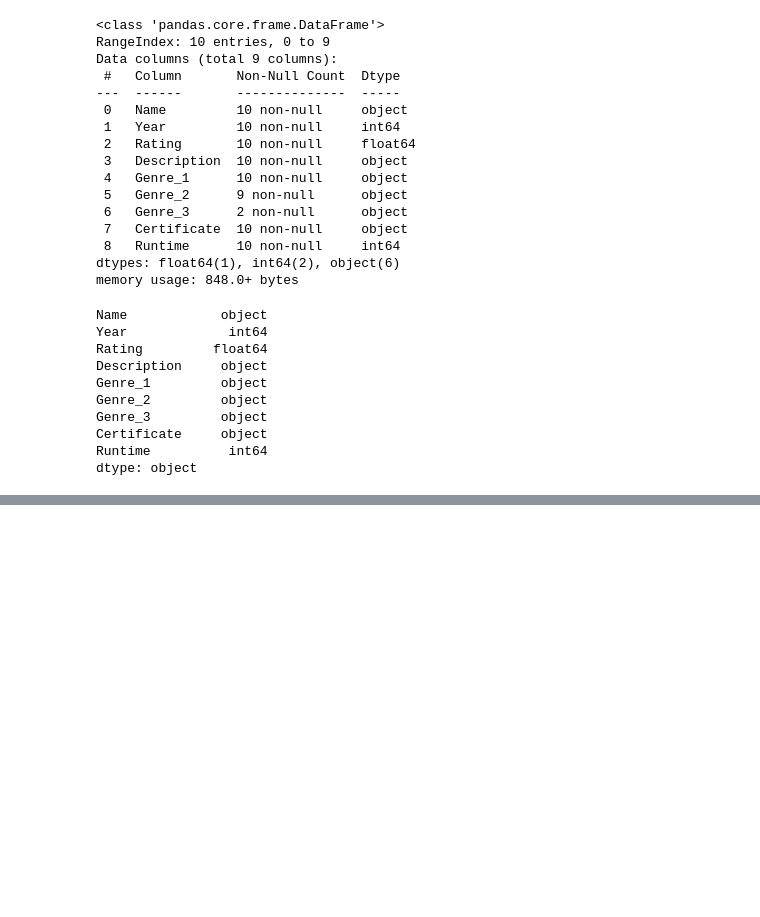
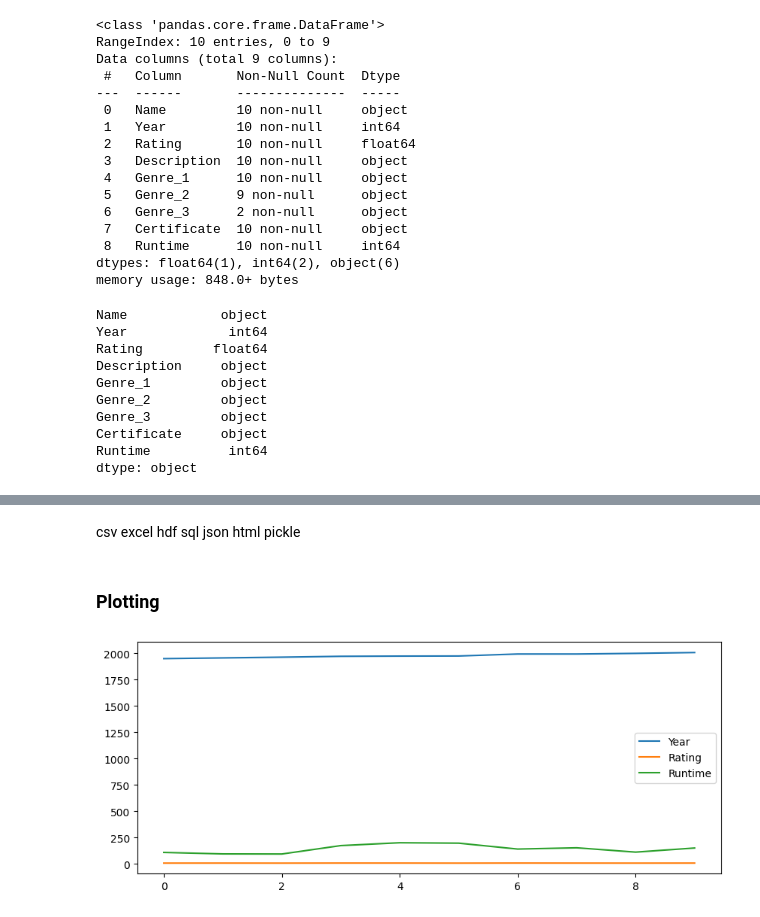
Before and after one commit to MukundWaghmare27/PG-DHPCAP, a Jupyter notebook: Anytics & Statistics Using Python/numpyLab/Day2.ipynb, the cells around one changed output, grey strips where cells are left out. Drawn from its saved outputs; the diff is of its cells as text; code cells hidden in the pictures; blank space fills up the shorter version.

```diff
--- a/Anytics & Statistics Using Python/numpyLab/Day2.ipynb
+++ b/Anytics & Statistics Using Python/numpyLab/Day2.ipynb
@@ -450,0 +566,14 @@ dtype: object
+# %% [markdown]
+csv
+excel
+hdf
+sql
+json
+html
+pickle
+# %% [markdown]
+### Plotting
+# %%
+ax = data_df.plot(figsize=(10,4))
+# %% [output]
+[figure, added]
```
Also changed, not shown: parts of 25 cells of this notebook.
